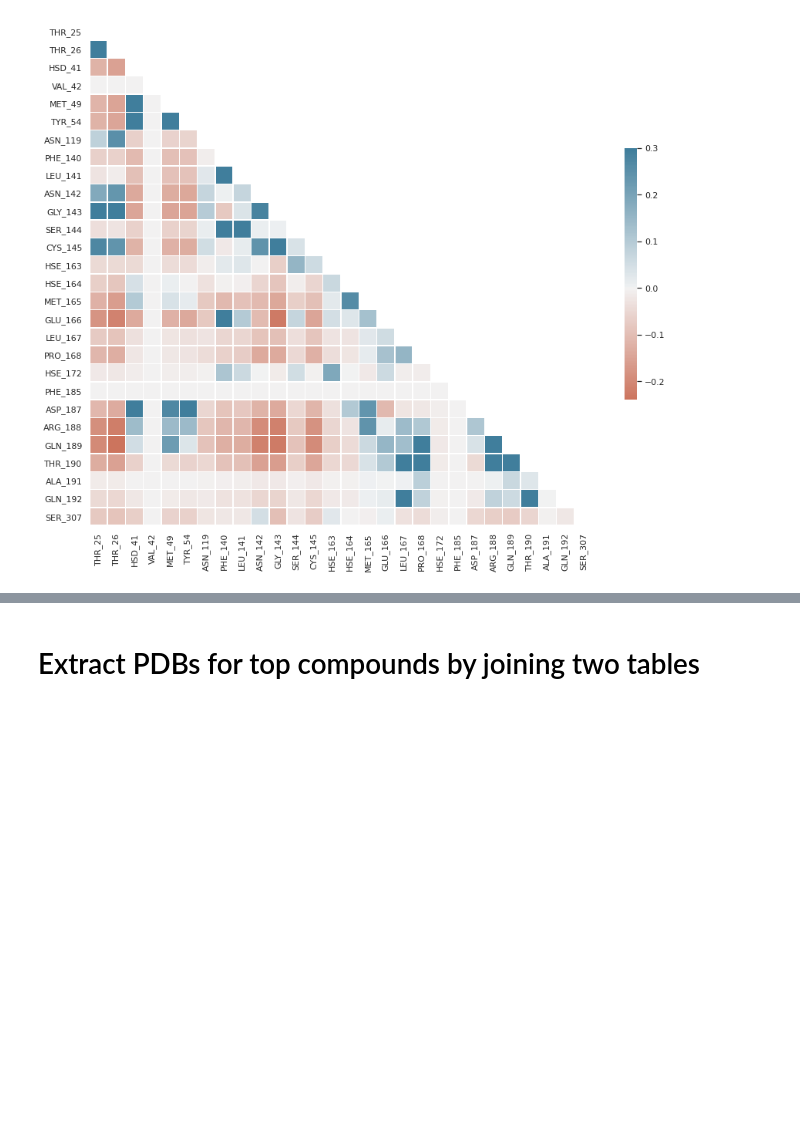
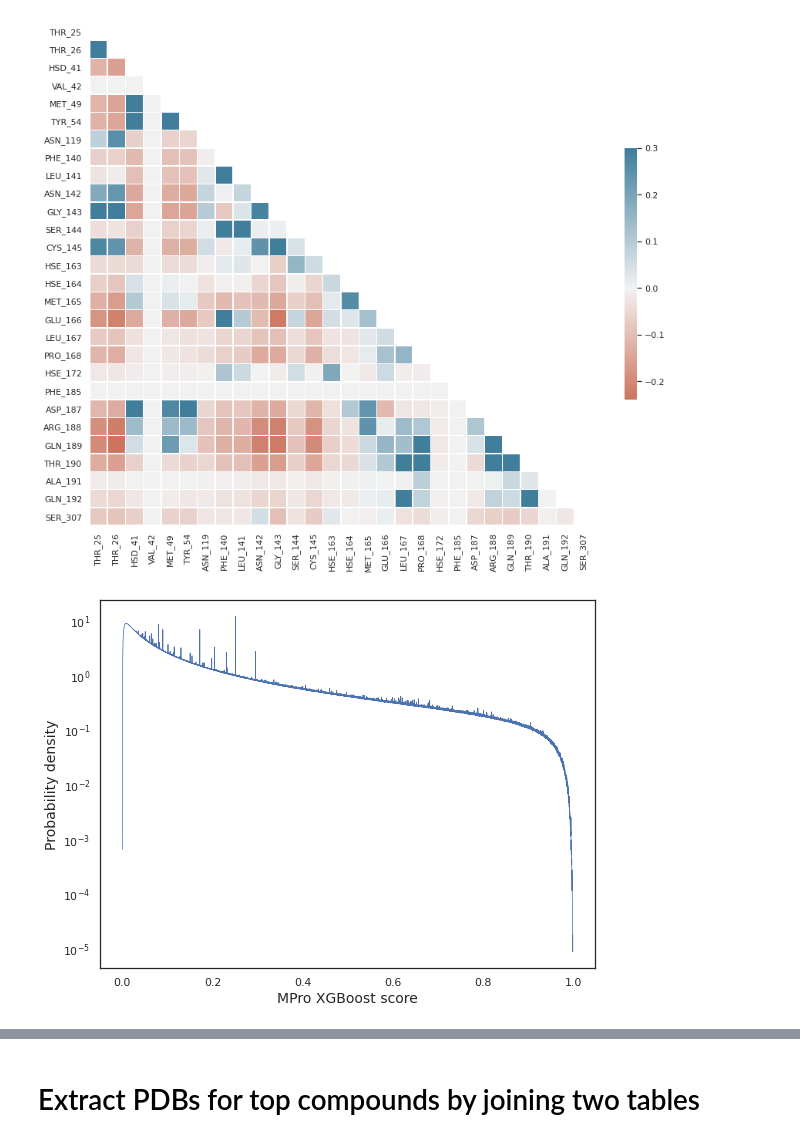
Before and after one commit to jglaser/gigadocking_notebooks, a Jupyter notebook: Gigadocking.ipynb, the cells around one changed output, grey strips where cells are left out. Cells and saved outputs as stored; diff of their text form; code cells hidden in the pictures; blank space fills up the shorter version.

```diff
--- a/Gigadocking.ipynb
+++ b/Gigadocking.ipynb
@@ -186,3 +186,18 @@ sns.heatmap(corr, mask=mask, cmap=cmap, vmax=.3, center=0,
 # %% [output]
 <matplotlib.axes._subplots.AxesSubplot at 0x...>
 [figure]
+# %%
+#Histogram of XGBoost scores
+from google.cloud import bigquery
+
+client = bigquery.Client(project=project_id)
+bin_width = 0.0001
+q = """
+SELECT bucket_floor, COUNT(*) as bincount
+FROM (
+        SELECT floor(predicted_active_probs[OFFSET(0)].prob/{})*{} AS bucket_floor FROM
+          ML.PREDICT(MODEL `moonshot.xgbmodel`, TABLE mpro_5r84.mpro_features) AS A
+      )
+GROUP BY bucket_floor
+ORDER BY bucket_floor""".format(bin_width,bin_width)
+df_hist = client.query(q).to_dataframe()
@@ -188,0 +220,11 @@ sns.heatmap(corr, mask=mask, cmap=cmap, vmax=.3, center=0,
+# %%
+df_hist['hist_norm'] = df_hist.bincount/df_hist.bincount.sum()/bin_width
+ax = df_hist.plot(x="bucket_floor",y="hist_norm",ms=0.5,linewidth=0.75,legend=None)
+ax.set_xlabel("MPro XGBoost score",fontsize=14)
+ax.set_ylabel("Probability density",fontsize=14)
+ax.set_yscale('log')
+fig = ax.get_figure()
+fig.set_size_inches(8,6)
+fig.tight_layout()
+# %% [output]
+[figure, added]
```
Also changed, not shown: parts of 5 cells of this notebook.
